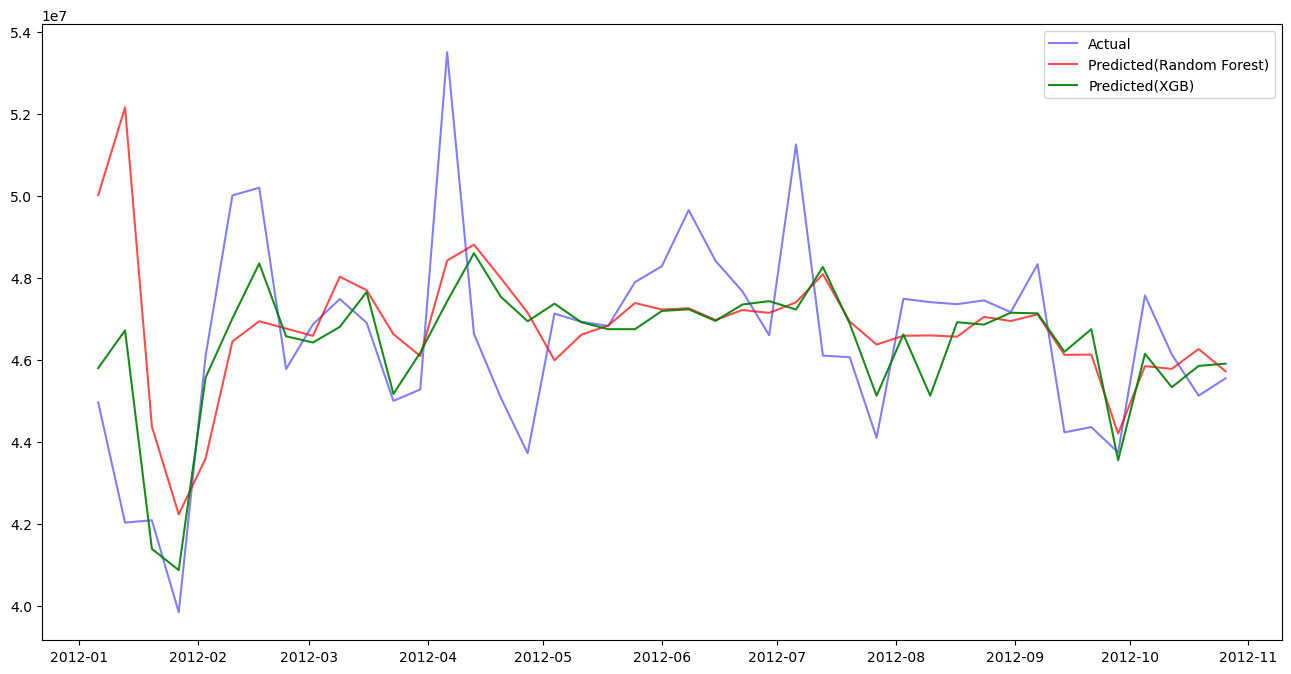
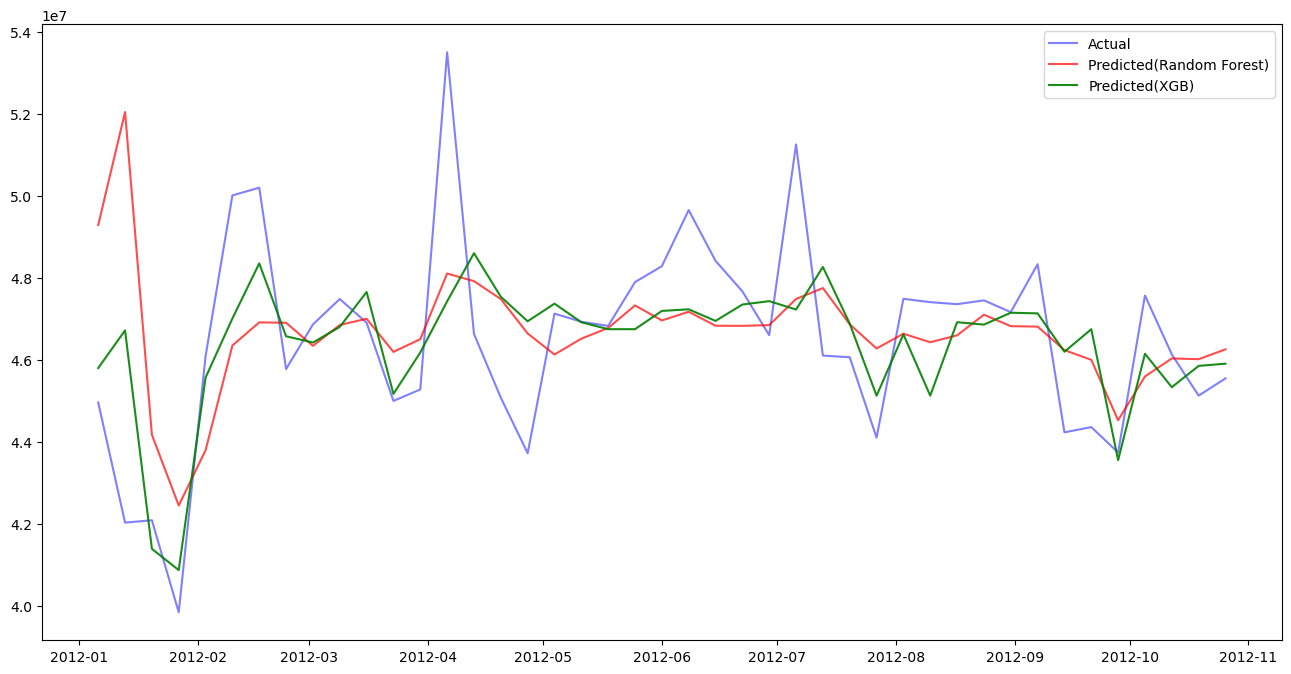
Code edit (unified diff) that turned the first committed figure into the second:
--- before
+++ after
@@ -1,6 +1,6 @@
-# plt.figure(figsize=(16,8))
-# plt.plot(test['Date'],y_test,label='Actual',color='blue',alpha=0.5)
-# plt.plot(test['Date'],pred,label='Predicted(Random Forest)',color='red',alpha=0.7)
-# plt.plot(test['Date'],pred_xgb,label='Predicted(XGB)',color='green',alpha=0.9)
-# plt.legend()
-# plt.show();
+plt.figure(figsize=(16,8))
+plt.plot(test['Date'],y_test,label='Actual',color='blue',alpha=0.5)
+plt.plot(test['Date'],pred,label='Predicted(Random Forest)',color='red',alpha=0.7)
+plt.plot(test['Date'],pred_xgb,label='Predicted(XGB)',color='green',alpha=0.9)
+plt.legend()
+plt.show();

Commit: feat: add model training and evaluations for XGBOOST Regressor for